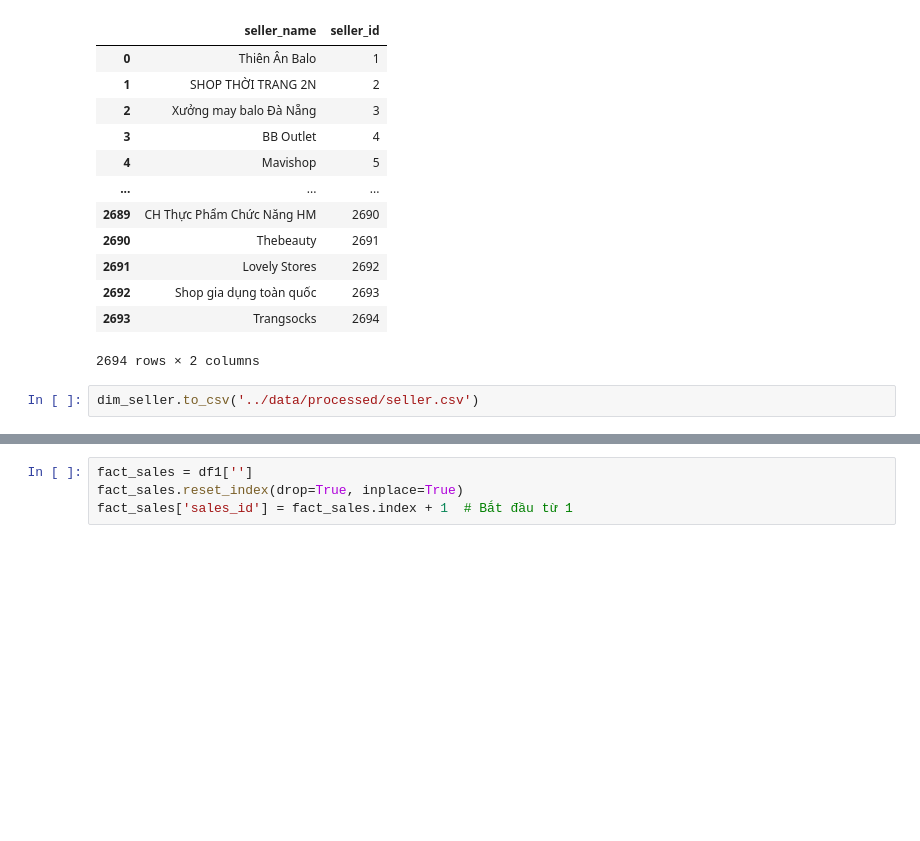
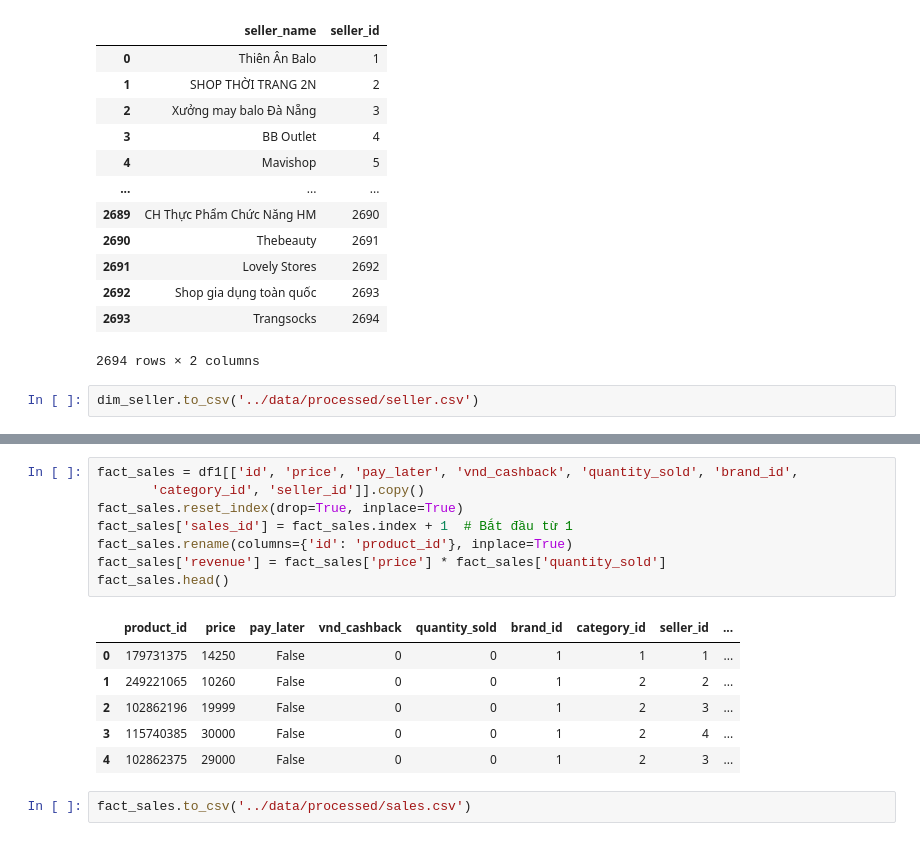
Before and after one commit to Nhannt2609/tiki_sales_analyze, a Jupyter notebook: ETL/process.ipynb, the cells around one changed output, grey strips where cells are left out. Saved outputs shown, nothing was run; the diff lists cells and outputs as text; blank space fills up the shorter version.

```diff
--- a/ETL/process.ipynb
+++ b/ETL/process.ipynb
@@ -402,4 +410,17 @@ dim_seller.to_csv('../data/processed/seller.csv')
 # %%
-fact_sales = df1['']
+fact_sales = df1[['id', 'price', 'pay_later', 'vnd_cashback', 'quantity_sold', 'brand_id',
+       'category_id', 'seller_id']].copy()
 fact_sales.reset_index(drop=True, inplace=True)
 fact_sales['sales_id'] = fact_sales.index + 1  # Bắt đầu từ 1
+fact_sales.rename(columns={'id': 'product_id'}, inplace=True)
+fact_sales['revenue'] = fact_sales['price'] * fact_sales['quantity_sold']
+fact_sales.head()
+# %% [output]
+|  | product_id | price | pay_later | vnd_cashback | quantity_sold | brand_id | category_id | seller_id | ... |
+| 0 | 179731375 | 14250 | False | 0 | 0 | 1 | 1 | 1 | ... |
+| 1 | 249221065 | 10260 | False | 0 | 0 | 1 | 2 | 2 | ... |
+| 2 | 102862196 | 19999 | False | 0 | 0 | 1 | 2 | 3 | ... |
+| 3 | 115740385 | 30000 | False | 0 | 0 | 1 | 2 | 4 | ... |
+| 4 | 102862375 | 29000 | False | 0 | 0 | 1 | 2 | 3 | ... |
+# %%
+fact_sales.to_csv('../data/processed/sales.csv')
```
Also changed, not shown: parts of 3 cells of this notebook, 2 other files.
